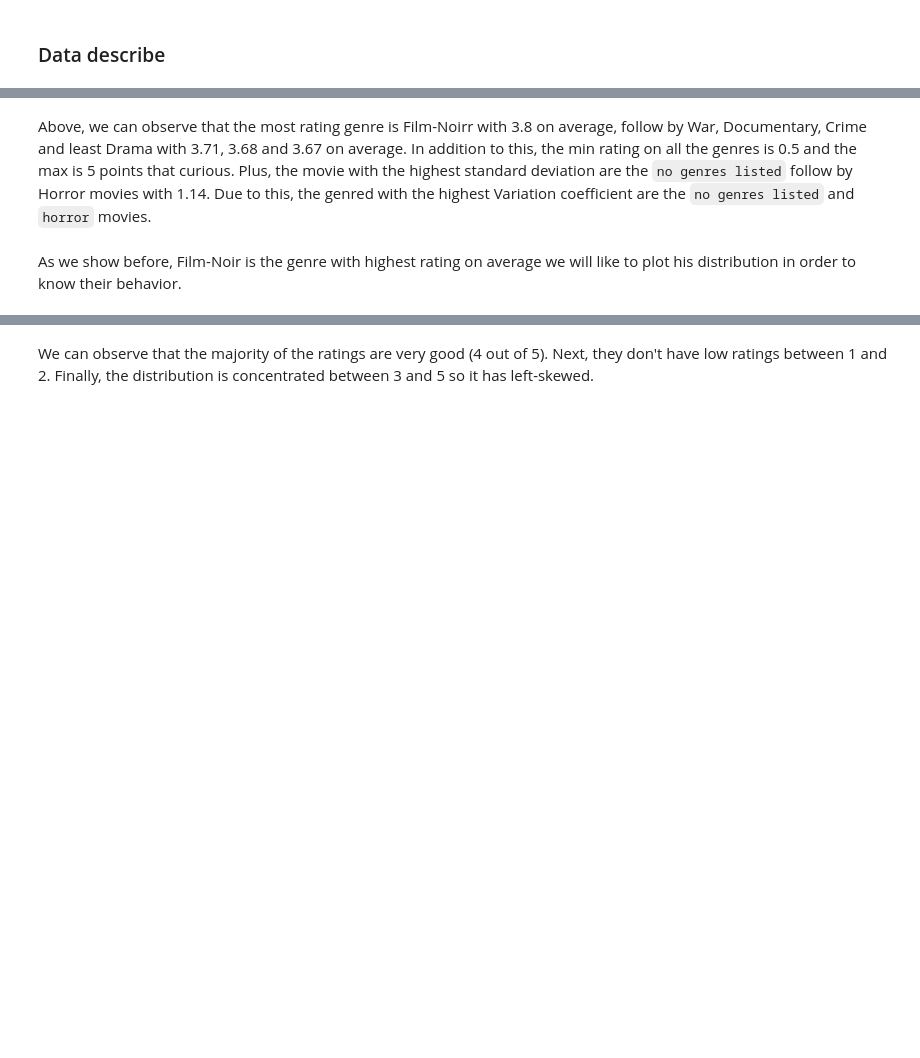
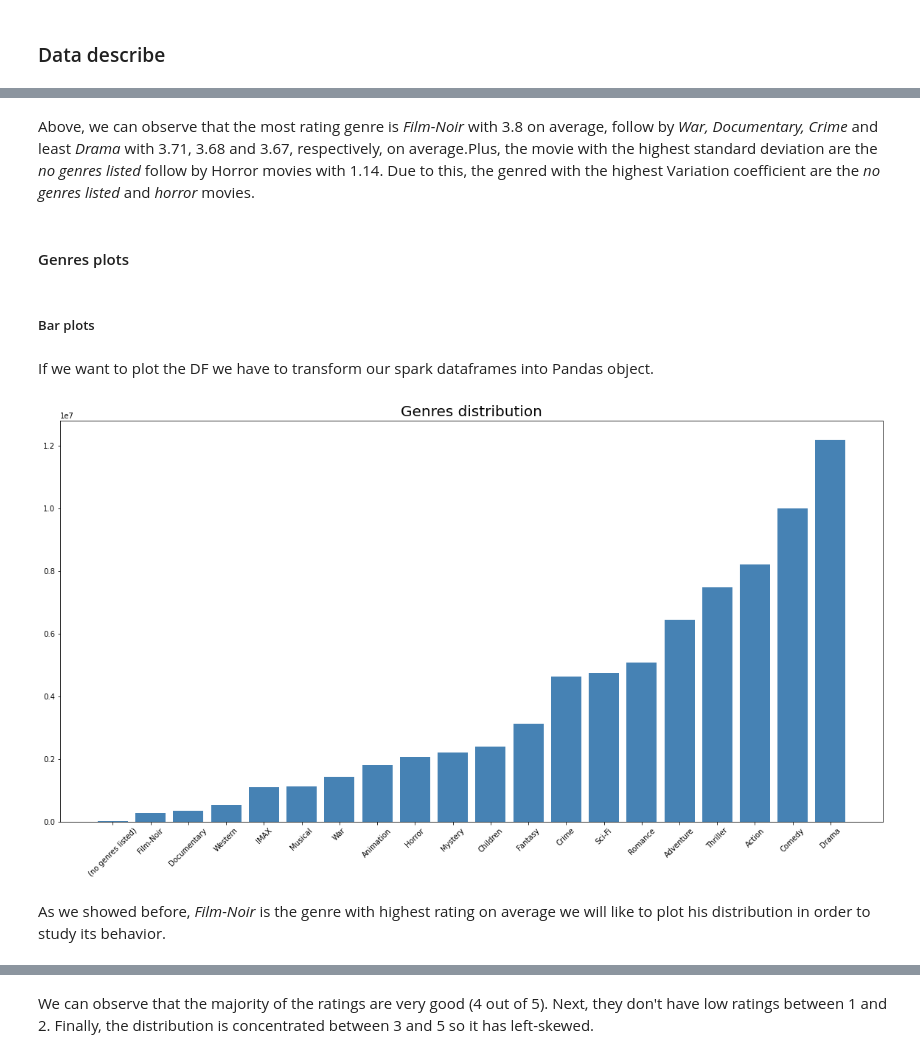
Before and after one commit to jlopezgaldon/recommendation_engine, a Jupyter notebook: notebooks/01_EDA.ipynb, the cells around one changed output, grey strips where cells are left out. Saved outputs shown, nothing was run; the diff lists cells and outputs as text; code cells hidden in the pictures; blank space fills up the shorter version.

```diff
--- a/notebooks/01_EDA.ipynb
+++ b/notebooks/01_EDA.ipynb
@@ -389,5 +395,24 @@ df_genres_split.groupBy("genres").agg(avg("rating"), min("rating"), max("rating"
 +------------------+------------------+-----------+-----------+-------------------+---------------------+
 # %% [markdown]
-Above, we can observe that the most rating genre is Film-Noirr with 3.8 on average, follow by War, Documentary, Crime and least Drama with 3.71, 3.68 and 3.67 on average. In addition to this, the min rating on all the genres is 0.5 and the max is 5 points that curious. Plus, the movie with the highest standard deviation are the `no genres listed` follow by Horror movies with 1.14. Due to this, the genred with the highest Variation coefficient are the `no genres listed` and `horror` movies.
+Above, we can observe that the most rating genre is *Film-Noir* with 3.8 on average, follow by *War, Documentary, Crime* and least *Drama* with 3.71, 3.68 and 3.67, respectively, on average.Plus, the movie with the highest standard deviation are the *no genres listed* follow by Horror movies with 1.14. Due to this, the genred with the highest Variation coefficient are the *no genres listed* and *horror* movies.
+# %% [markdown]
+#### Genres plots
+# %% [markdown]
+##### Bar plots
+# %% [markdown]
+If we want to plot the DF we have to transform our spark dataframes into Pandas object.
+# %%
+# COUNT GENRES
+    # First, we group by genres, count them and sort, and transform into a pandas object
+df_genres_split_grouped = df_genres_split.groupBy("genres").count().sort("count").toPandas()
+
+    # Secondly, we create the plot
+plt.figure(figsize=(20,10))
+plt.bar(df_genres_split_grouped["genres"], df_genres_split_grouped["count"], color="steelblue")
+plt.title("Genres distribution", fontsize=20)
+plt.xticks(rotation=45)
+plt.show()
+# %% [output]
+[figure, added]
 # %% [markdown]
-As we show before, Film-Noir is the genre with highest rating on average we will like to plot his distribution in order to know their behavior.
+As we showed before, *Film-Noir* is the genre with highest rating on average we will like to plot his distribution in order to study its behavior.
```
Also changed, not shown: parts of 49 cells of this notebook.
